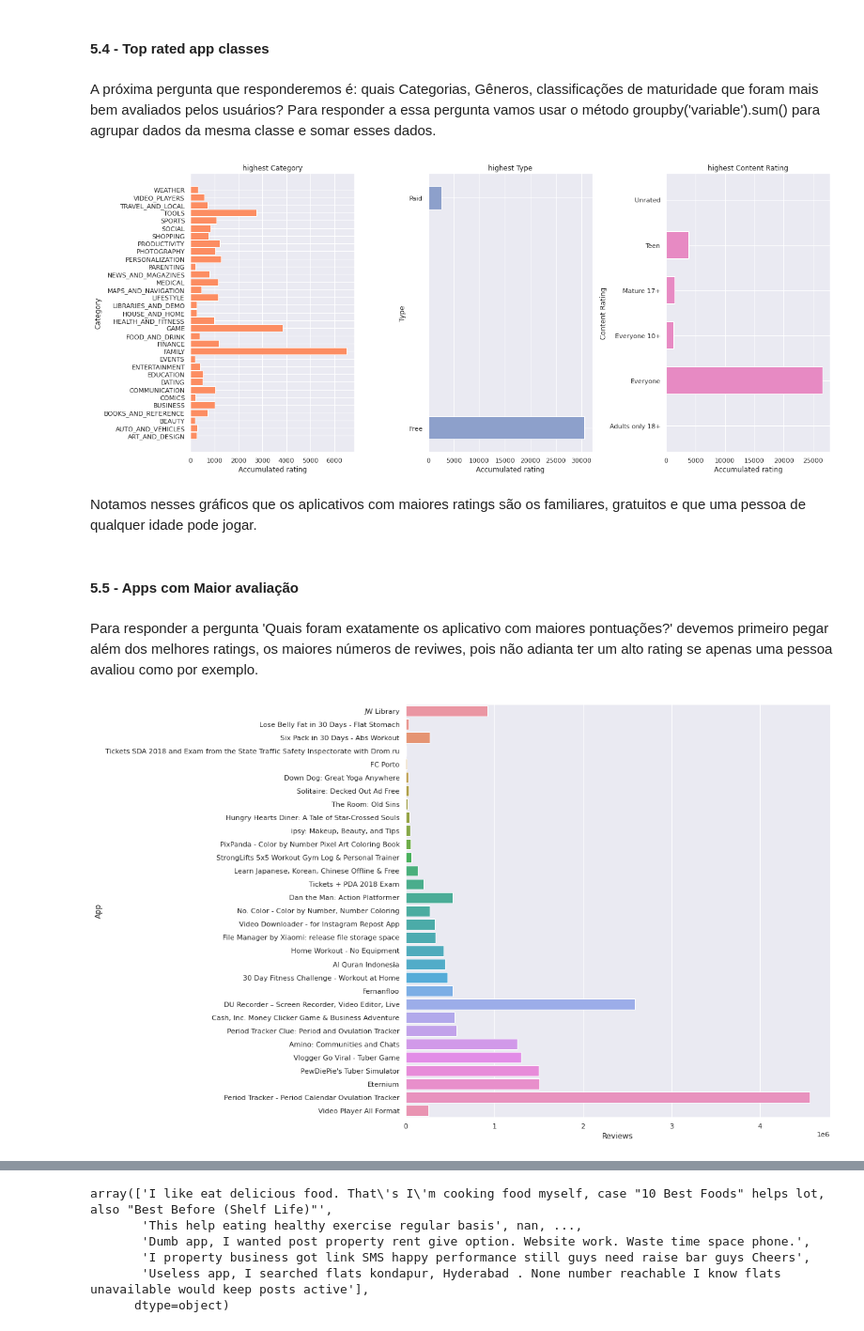
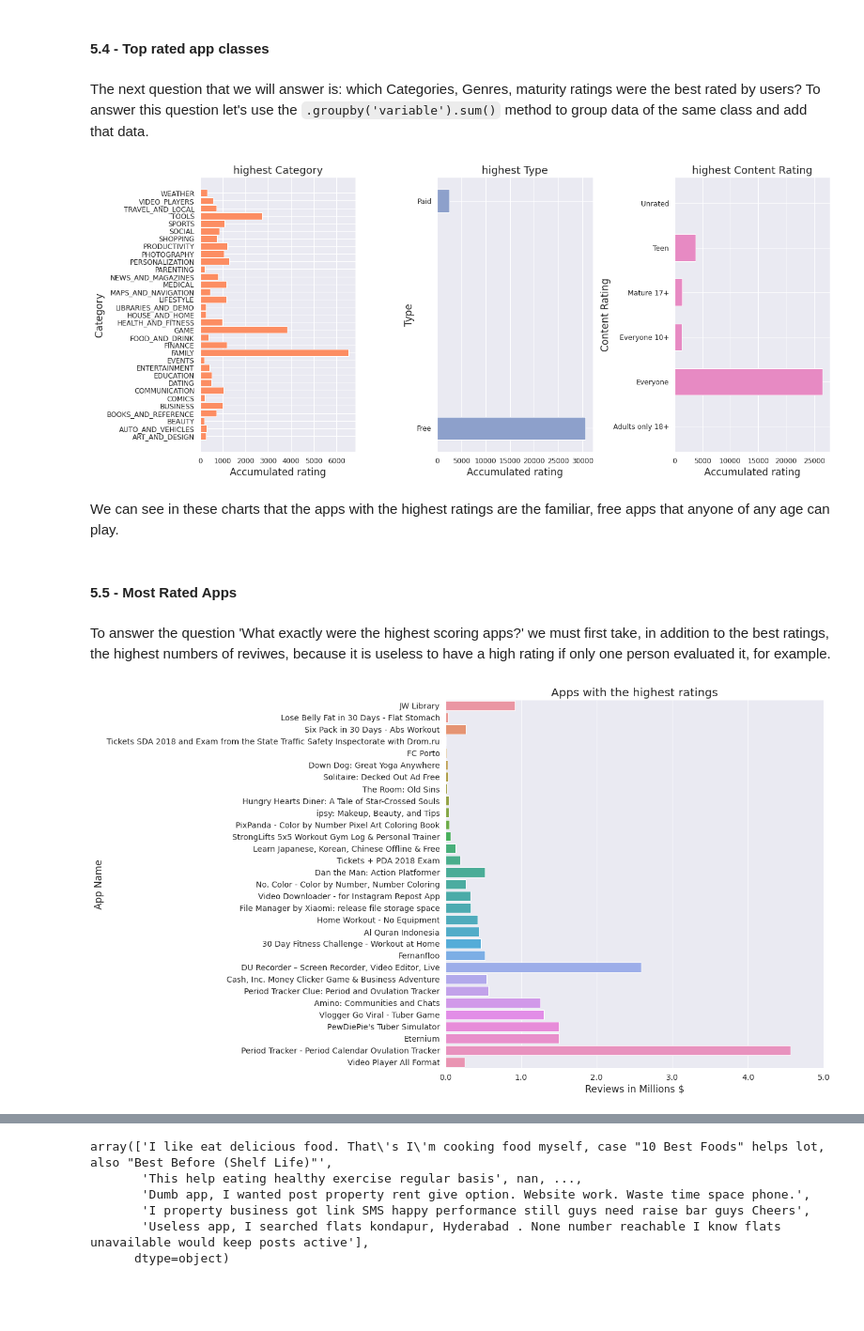
Before and after one commit to M-MSilva/Analyzing-User-Satisfaction-in-Applications---end_to_end_project, a Jupyter notebook: jupyterNotebook/Analyzing_User_Satisfaction_in_ApplicationsNotebook.ipynb, the cells around one changed output, grey strips where cells are left out. Shown at 94% size. Saved outputs shown, nothing was run; the diff lists cells and outputs as text; code cells hidden in the pictures; blank space fills up the shorter version.

```diff
--- a/jupyterNotebook/Analyzing_User_Satisfaction_in_ApplicationsNotebook.ipynb
+++ b/jupyterNotebook/Analyzing_User_Satisfaction_in_ApplicationsNotebook.ipynb
@@ -46,11 +46,11 @@ Primeiramente definimos o ambiente em que deixaremos nossos dados, cuja pasta se
 # %%
-#pegamos o url do download e selecionamos onde queremos que nossos dados estejam
+#we take the download url and select where we want our data to touch
 DOWNLOAD = 'https://github.com/M-MSilva/Analyzing-User-Satisfaction-in-Applications---end_to_end_project/blob/main/DataForGoogleApps/GoogleAppsData.zip?raw=true'
-DATA_PATH = os.path.join("Sentimental_Analysis", "GoogleData")
-LocalData = "Sentimental_Analysis/GoogleData/GoogleAppsData.zip"
+DATA_PATH = os.path.join("Sentiment_Analysis", "GoogleData")
+LocalData = "Sentiment_Analysis/GoogleData/GoogleAppsData.zip"
 DATA_URL = DOWNLOAD + LocalData
 
-#Extraímos todos os dados zipados e colocamos na pasta /Sentimental_Analysis/GoogleData/
+#We extract all the zipped data and put it in the /Sentiment_Analysis/GoogleData/ folder
 def getting_data_from_google(data_url=DATA_URL, data_path=DATA_PATH):
     if not os.path.isdir(data_path):
         os.makedirs(data_path)
@@ -60,10 +60,10 @@ def getting_data_from_google(data_url=DATA_URL, data_path=DATA_PATH):
     archive.extractall(path=data_path)
     archive.close()
 
-#chamamos a função
+#we call the function
 getting_data_from_google()
 
-#pegamos os arquivos csv e os transformamos em dataframes
+#we take the csv files and turn them into dataframes
 csv_path_googleplaystore = os.path.join(DATA_PATH, "googleplaystore.csv")
 csv_path_userApps = os.path.join(DATA_PATH, "googleplaystore_user_reviews.csv")
 
@@ -475,12 +480,12 @@ Aqui vemos que a categoria dos aplicativos que mais instalados foram os games e
 # %% [markdown]
 #### 5.4 - Top rated app classes
-# %% [markdown]
-A próxima pergunta que responderemos é: quais Categorias, Gêneros, classificações de maturidade que foram mais bem avaliados pelos usuários? Para responder a essa pergunta vamos usar o método groupby('variable').sum() para agrupar dados da mesma classe e somar esses dados.
+# %% [markdown]
+The next question that we will answer is: which Categories, Genres, maturity ratings were the best rated by users? To answer this question let's use the `.groupby('variable').sum()` method to group data of the same class and add that data.
 # %%
 #color map we use
 cmap3 = mpl.cm.Set2
 
-#PEGAMOS APENAS OS DADOS ACIMA DA MÉDIA
+#WE TAKE ONLY THE DATA ABOVE THE AVERAGE
 justForvisuTwo = gAppCopy[gAppCopy['Rating']>3.1].copy()
 
 labels1 = [cat for cat, justForvisuTwo in justForvisuTwo.groupby('Category')]
@@ -503,34 +508,48 @@ for val,i,j in zip(enumerate(apps_dict.values()),resultsList,height):
   ax=fig.add_subplot(3,3,val[0]+1)
   #we plot the vertical bar
   ax.barh(val[1],results['Rating'],color=cmap3(val[0] + 1),height=j)
-  ax.set_ylabel(i)
-  ax.set_xlabel('Accumulated rating')
-  ax.set_title('highest ' + i)
+  ax.set_ylabel(i,fontsize=17)
+  ax.set_xlabel('Accumulated rating',fontsize=17)
+  ax.set_title('highest ' + i,fontsize=18)
+  ax.tick_params(axis='both', which='minor', labelsize=12)
+  ax.tick_params(axis='both', which='major', labelsize=12)
 fig.tight_layout()
 plt.show()
 # %% [output]
-[figure, old version]
+[figure, new version]
-# %% [markdown]
-Notamos nesses gráficos que os aplicativos com maiores ratings são os familiares, gratuitos e que uma pessoa de qualquer idade pode jogar.
+# %% [markdown]
+We can see in these charts that the apps with the highest ratings are the familiar, free apps that anyone of any age can play.
 # %% [markdown]
-#### 5.5 - Apps com Maior avaliação
+#### 5.5 - Most Rated Apps
-# %% [markdown]
-Para responder a pergunta 'Quais foram exatamente os aplicativo com maiores pontuações?' devemos primeiro pegar além dos melhores ratings, os maiores números de reviwes, pois não adianta ter um alto rating se apenas uma pessoa avaliou como por exemplo.
+# %% [markdown]
+To answer the question 'What exactly were the highest scoring apps?' we must first take, in addition to the best ratings, the highest numbers of reviwes, because it is useless to have a high rating if only one person evaluated it, for example.
 # %%
 #we plot
 
-#pegamos os maiores Ratings e Reviews.
+#take the highest Ratings and Reviews.
 aux = gAppCopy[(gAppCopy['Rating']>4.3) & (gAppCopy['Reviews']>10000)]
 
 
-#selecionamos apenas os maiores Reviews, Rating, Installs
+#we select only the biggest Reviews, Rating, Installs
 justForvisu = aux.nlargest(31, columns=['Rating','Reviews','Installs'],keep='all').copy().sort_values('Rating',ascending=False)
 
 
-plt.figure(figsize = (12,12))
+fig, ax= plt.subplots(figsize=(12, 12))
 
-#já que todos esses apps tem altos rankings a maneira de compará-los é pelo número de Reviews
+#since all these apps have high rankings the way to compare them is by the number of reviews
 sns.barplot(x = justForvisu['Reviews'], y =justForvisu['App'])
+
+labels,location = plt.xticks()
+plt.xticks(labels,(labels/1e6))
+
+plt.ylabel('App Name',fontsize=17)
+plt.xlabel('Reviews in Millions $',fontsize=17)
+plt.title('Apps with the highest ratings',fontsize=20)
+
+ax.tick_params(axis='both', which='minor', labelsize=14)
+ax.tick_params(axis='both', which='major', labelsize=14)
+
+
 plt.show()
 # %% [output]
-[figure, old version]
+[figure, new version]
```
Also changed, not shown: parts of 270 cells of this notebook.
